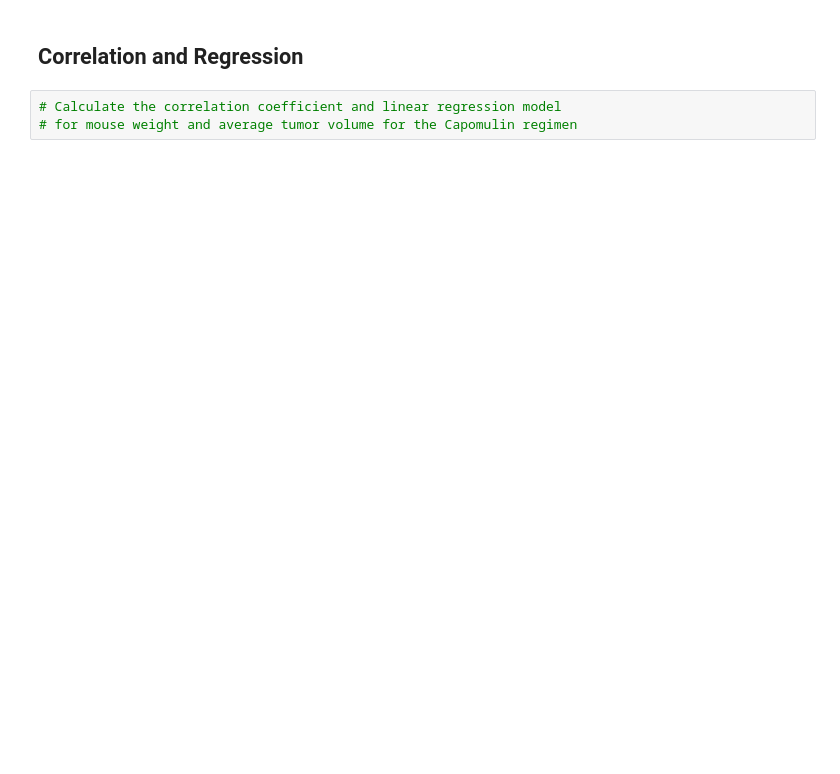
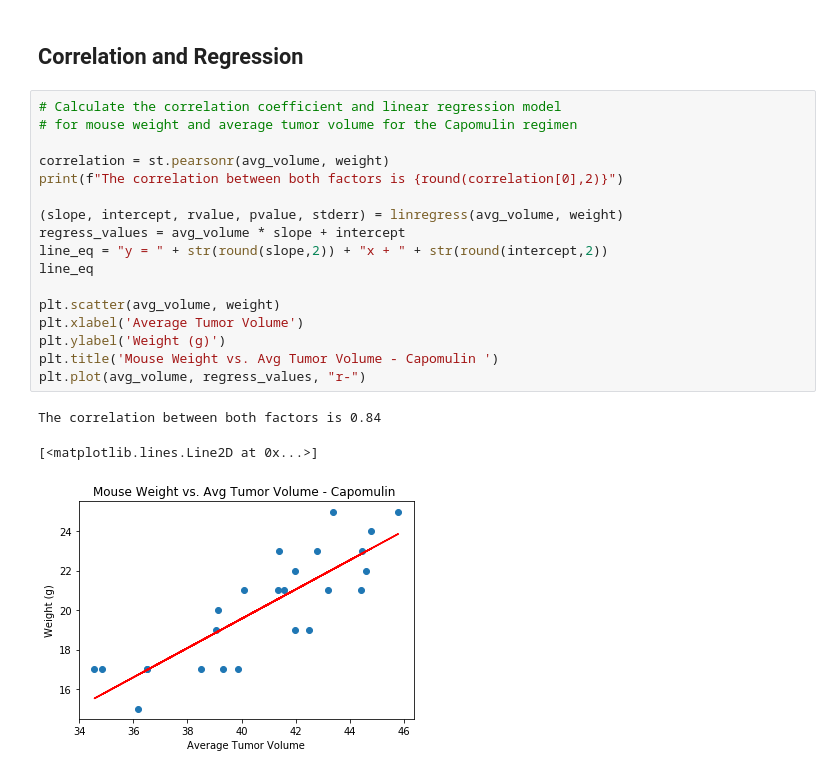
Before and after one commit to chenchcgt/matplotlib-challenge, a Jupyter notebook: Pymaceuticals/pymaceuticals_starter.ipynb, the cells around one changed output. Drawn from its saved outputs; the diff is of its cells as text; blank space fills up the shorter version.

```diff
--- a/Pymaceuticals/pymaceuticals_starter.ipynb
+++ b/Pymaceuticals/pymaceuticals_starter.ipynb
@@ -387,5 +433,23 @@ volume
 # %% [markdown]
 ## Correlation and Regression
-# %%
-# Calculate the correlation coefficient and linear regression model
-# for mouse weight and average tumor volume for the Capomulin regimen
+# %%
+# Calculate the correlation coefficient and linear regression model
+# for mouse weight and average tumor volume for the Capomulin regimen
+
+correlation = st.pearsonr(avg_volume, weight)
+print(f"The correlation between both factors is {round(correlation[0],2)}")
+
+(slope, intercept, rvalue, pvalue, stderr) = linregress(avg_volume, weight)
+regress_values = avg_volume * slope + intercept
+line_eq = "y = " + str(round(slope,2)) + "x + " + str(round(intercept,2))
+line_eq
+
+plt.scatter(avg_volume, weight)
+plt.xlabel('Average Tumor Volume')
+plt.ylabel('Weight (g)')
+plt.title('Mouse Weight vs. Avg Tumor Volume - Capomulin ')
+plt.plot(avg_volume, regress_values, "r-")
+# %% [output]
+The correlation between both factors is 0.84
+[<matplotlib.lines.Line2D at 0x...>]
+[figure, added]
```
Also changed, not shown: parts of 6 cells of this notebook.
